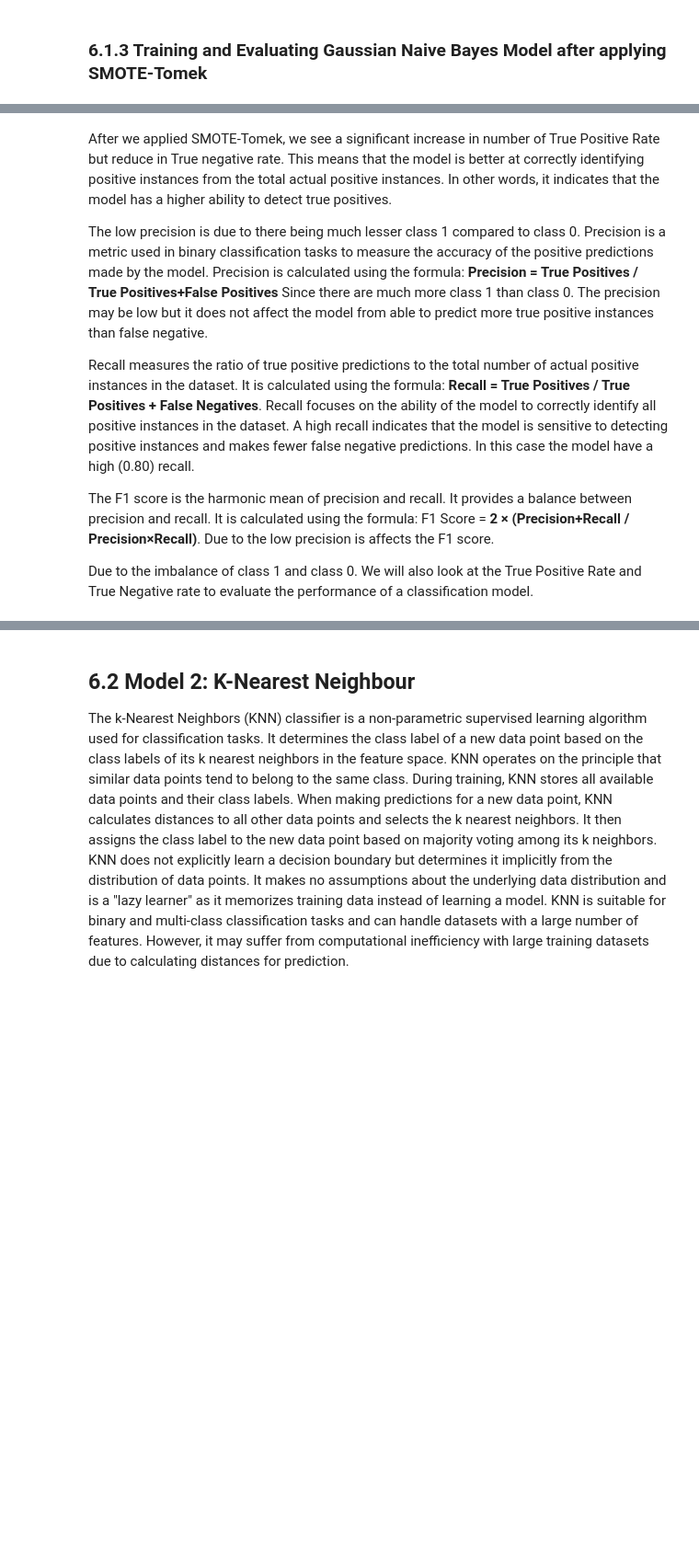
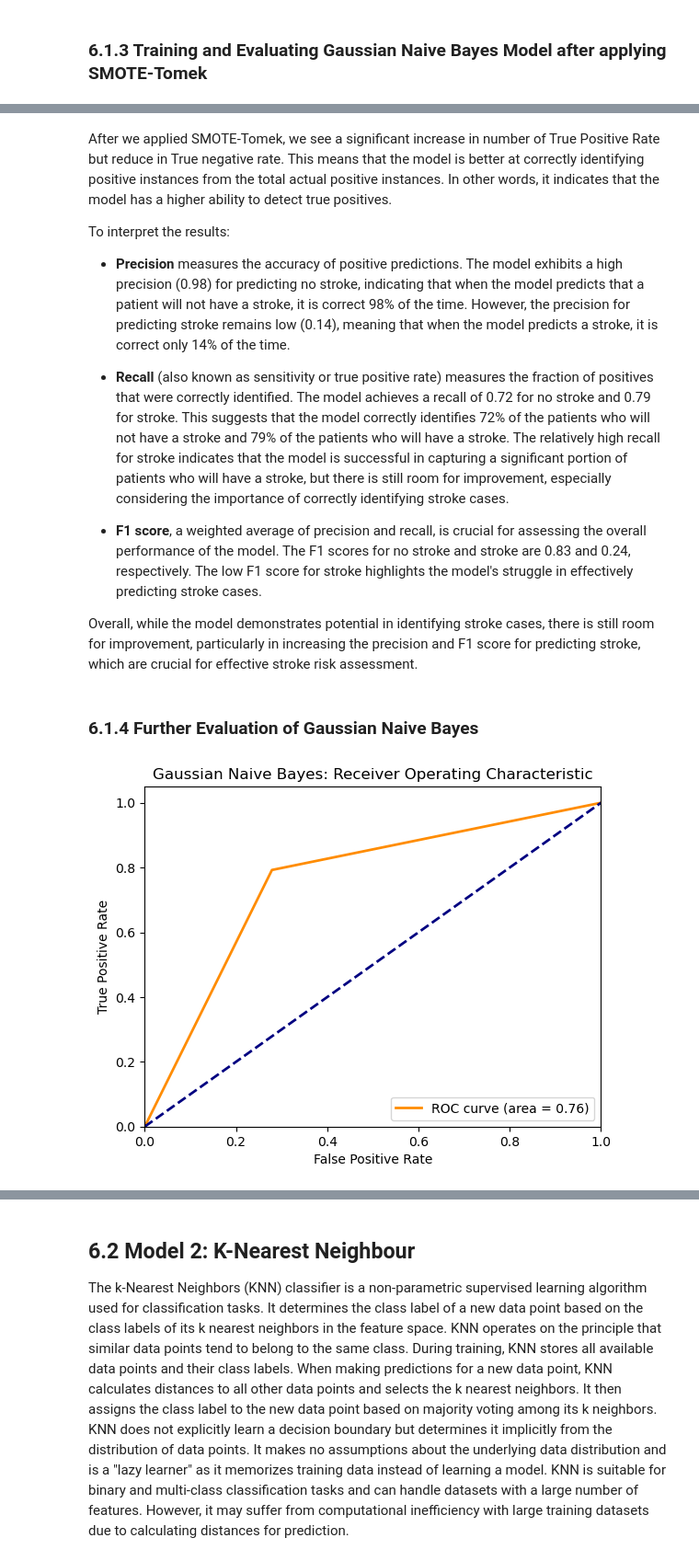
Before and after one commit to DylanTYX/SC1015-MiniProject, a Jupyter notebook: Data_Modeling.ipynb, the cells around one changed output, grey strips where cells are left out. Shown at 92% size. Cells and saved outputs as stored; diff of their text form; code cells hidden in the pictures; blank space fills up the shorter version.

Commit message:
Majority of the updates on Data_Modeling
Added further evaluation to GNB and elaborated on the Model Evaluation component.

```diff
--- a/Data_Modeling.ipynb
+++ b/Data_Modeling.ipynb
@@ -565,10 +567,31 @@ True Negative Rate: 0.721205597416577
 # %% [markdown]
 After we applied SMOTE-Tomek, we see a significant increase in number of True Positive Rate but reduce in True negative rate. This means that the model is better at correctly identifying positive instances from the total actual positive instances. In other words, it indicates that the model has a higher ability to detect true positives.
 
-The low precision is due to there being much lesser class 1 compared to class 0. Precision is a metric used in binary classification tasks to measure the accuracy of the positive predictions made by the model. Precision is calculated using the formula: **Precision = True Positives / True Positives+False Positives** Since there are much more class 1 than class 0. The precision may be low but it does not affect the model from able to predict more true positive instances than false negative.
+To interpret the results:
+- **Precision** measures the accuracy of positive predictions. The model exhibits a high precision (0.98) for predicting no stroke, indicating that when the model predicts that a patient will not have a stroke, it is correct 98% of the time. However, the precision for predicting stroke remains low (0.14), meaning that when the model predicts a stroke, it is correct only 14% of the time.
 
-Recall measures the ratio of true positive predictions to the total number of actual positive instances in the dataset. It is calculated using the formula: **Recall = True Positives / True Positives + False Negatives**. Recall focuses on the ability of the model to correctly identify all positive instances in the dataset. A high recall indicates that the model is sensitive to detecting positive instances and makes fewer false negative predictions. In this case the model have a high (0.80) recall.
+- **Recall** (also known as sensitivity or true positive rate) measures the fraction of positives that were correctly identified. The model achieves a recall of 0.72 for no stroke and 0.79 for stroke. This suggests that the model correctly identifies 72% of the patients who will not have a stroke and 79% of the patients who will have a stroke. The relatively high recall for stroke indicates that the model is successful in capturing a significant portion of patients who will have a stroke, but there is still room for improvement, especially considering the importance of correctly identifying stroke cases.
 
-The F1 score is the harmonic mean of precision and recall. It provides a balance between precision and recall. It is calculated using the formula: F1 Score = **2 × (Precision+Recall / Precision×Recall)**. Due to the low precision is affects the F1 score.
+- **F1 score**, a weighted average of precision and recall, is crucial for assessing the overall performance of the model. The F1 scores for no stroke and stroke are 0.83 and 0.24, respectively. The low F1 score for stroke highlights the model's struggle in effectively predicting stroke cases.
 
-Due to the imbalance of class 1 and class 0. We will also look at the True Positive Rate and True Negative rate to evaluate the performance of a classification model.
+Overall, while the model demonstrates potential in identifying stroke cases, there is still room for improvement, particularly in increasing the precision and F1 score for predicting stroke, which are crucial for effective stroke risk assessment.
+# %% [markdown]
+### 6.1.4 Further Evaluation of Gaussian Naive Bayes
+# %%
+# Compute ROC curve and ROC area
+fpr_optimized, tpr_optimized, _ = roc_curve(stroke_test, predictions_gnb)
+roc_auc_optimized = auc(fpr_optimized, tpr_optimized)
+
+# Plot ROC curve
+plt.figure()
+plt.plot(fpr_optimized, tpr_optimized, color='darkorange', lw=2, label='ROC curve (area = %0.2f)' % roc_auc_optimized)
+plt.plot([0, 1], [0, 1], color='navy', lw=2, linestyle='--')
+plt.xlim([0.0, 1.0])
+plt.ylim([0.0, 1.05])
+plt.xlabel('False Positive Rate')
+plt.ylabel('True Positive Rate')
+plt.title('Gaussian Naive Bayes: Receiver Operating Characteristic')
+plt.legend(loc="lower right")
+plt.show()
+# %% [output]
+[figure, added]
```
Also changed, not shown: parts of 24 cells of this notebook, 3 other files.
